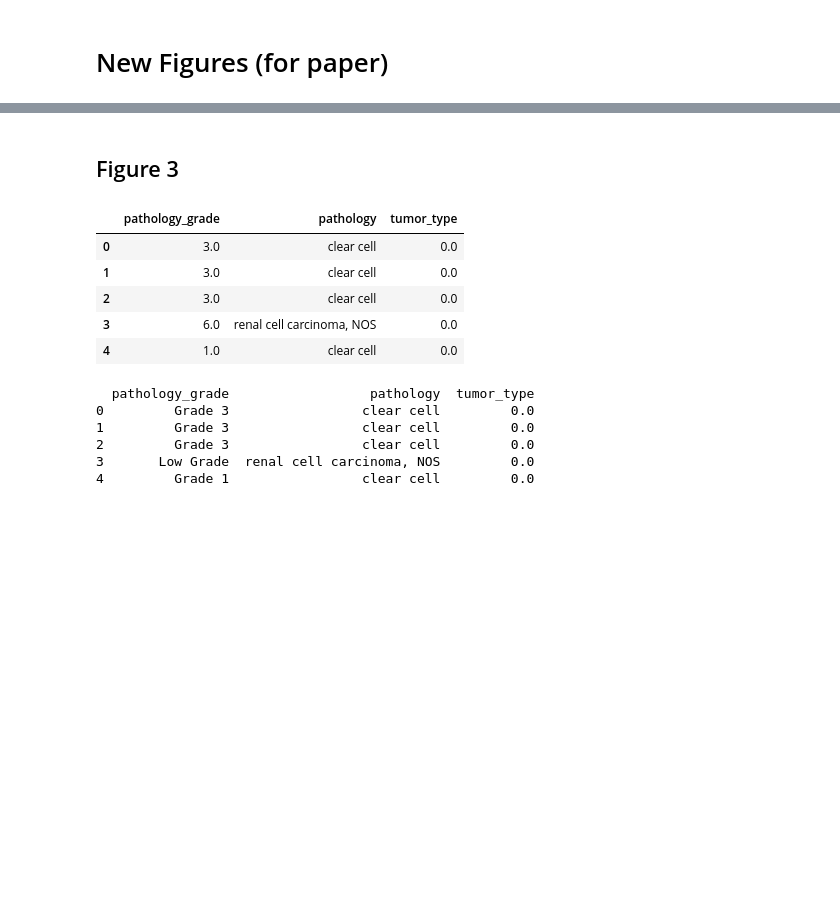
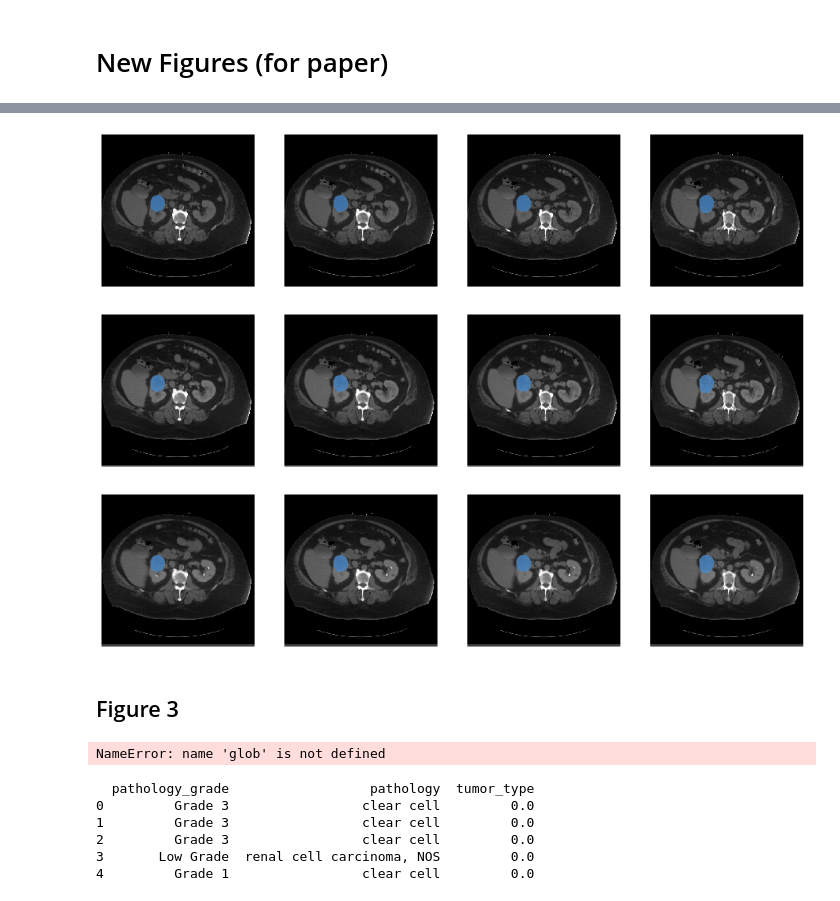
Before and after one commit to LarsonLab/UCSF-RMaC, a Jupyter notebook: curation/07-figures.ipynb, the cells around one changed output, grey strips where cells are left out. Cells and saved outputs as stored; diff of their text form; code cells hidden in the pictures; blank space fills up the shorter version.

```diff
--- a/curation/07-figures.ipynb
+++ b/curation/07-figures.ipynb
@@ -344,0 +409,24 @@ plt.rcParams.update({'font.size': 16})
+# %%
+# pick a single file for the purposes of this tutorial
+filepath = os.path.join(hdf5_dir,"rjhZmlb5f3.hdf5")
+#tHI0j8MuGv
+
+# print HDF5 contents
+with h5py.File(filepath, "r") as hdf:
+    print(f"HDF5 file datasets: {list(hdf.keys())}")
+    print(f"HDF5 file attributes: {list(hdf.attrs.keys())}")
+
+with h5py.File(filepath, "r") as hdf:
+    noncon = hdf["noncon"][:]
+    portven = hdf["portven"][:]
+    delay = hdf["delay"][:]
+    mask = hdf["mask"][:]
+
+print(f"noncon size: {noncon.shape}")
+
+print(f"mask size: {mask.shape}")
+
+# find mask slices that include tumor
+sl_idx = [sl for sl in range(mask.shape[2])
+          if mask[:,:,sl].any()]
+print(f"Slice indices with tumor: {sl_idx}")
@@ -345,10 +439,16 @@ plt.rcParams.update({'font.size': 16})
+# %%
+sl_idx = [38, 39, 40, 41]
+plot_slices_overlay(noncon, mask, sl_idx)
+plot_slices_overlay(portven, mask, sl_idx)
+plot_slices_overlay(delay, mask, sl_idx)
+# %% [output]
+[figure, added]
+[figure, added]
+[figure, added]
 # %% [markdown]
 ## Figure 3
 # %%
 # grab label information from hdf5 files
-hdf5_dir = "/data/ssahin/RCC_DL/multiphase/hdf5_dir"
-
-hdf5_files = glob.glob(os.path.join(hdf5_dir, "*.hdf5"))
 
 h5_attrs = []
 
@@ -363,12 +463,7 @@ for file in tqdm(hdf5_files):
 h5_attrs_df = pd.DataFrame(h5_attrs)
 h5_attrs_df.head(5)
 # %% [output]
-|  | pathology_grade | pathology | tumor_type |
-| 0 | 3.0 | clear cell | 0.0 |
-| 1 | 3.0 | clear cell | 0.0 |
-| 2 | 3.0 | clear cell | 0.0 |
-| 3 | 6.0 | renal cell carcinoma, NOS | 0.0 |
-| 4 | 1.0 | clear cell | 0.0 |
+NameError: name 'glob' is not defined
 # %%
 # rename grades for plot
 h5_attrs_grades = h5_attrs_df.copy()
```
Also changed, not shown: parts of 7 cells of this notebook.
